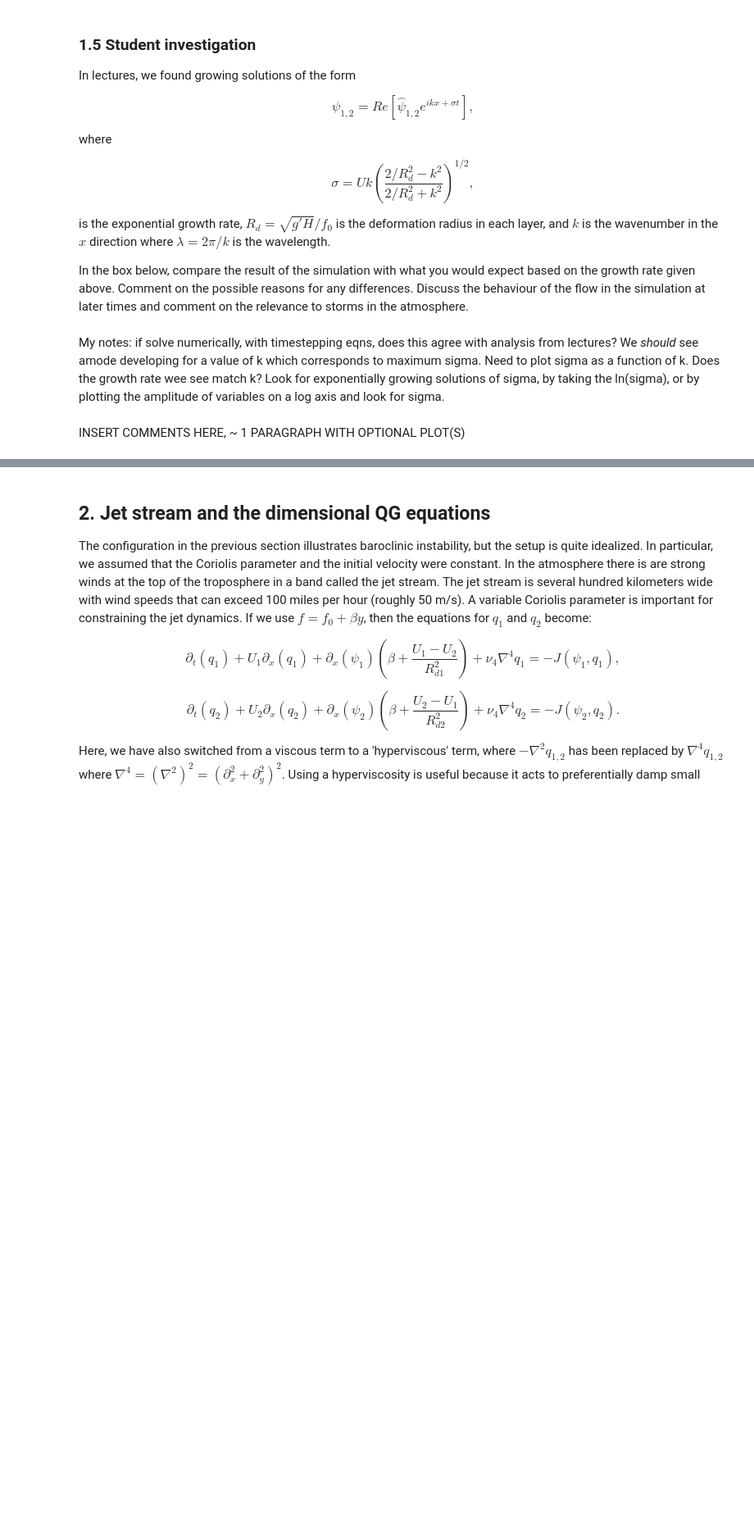
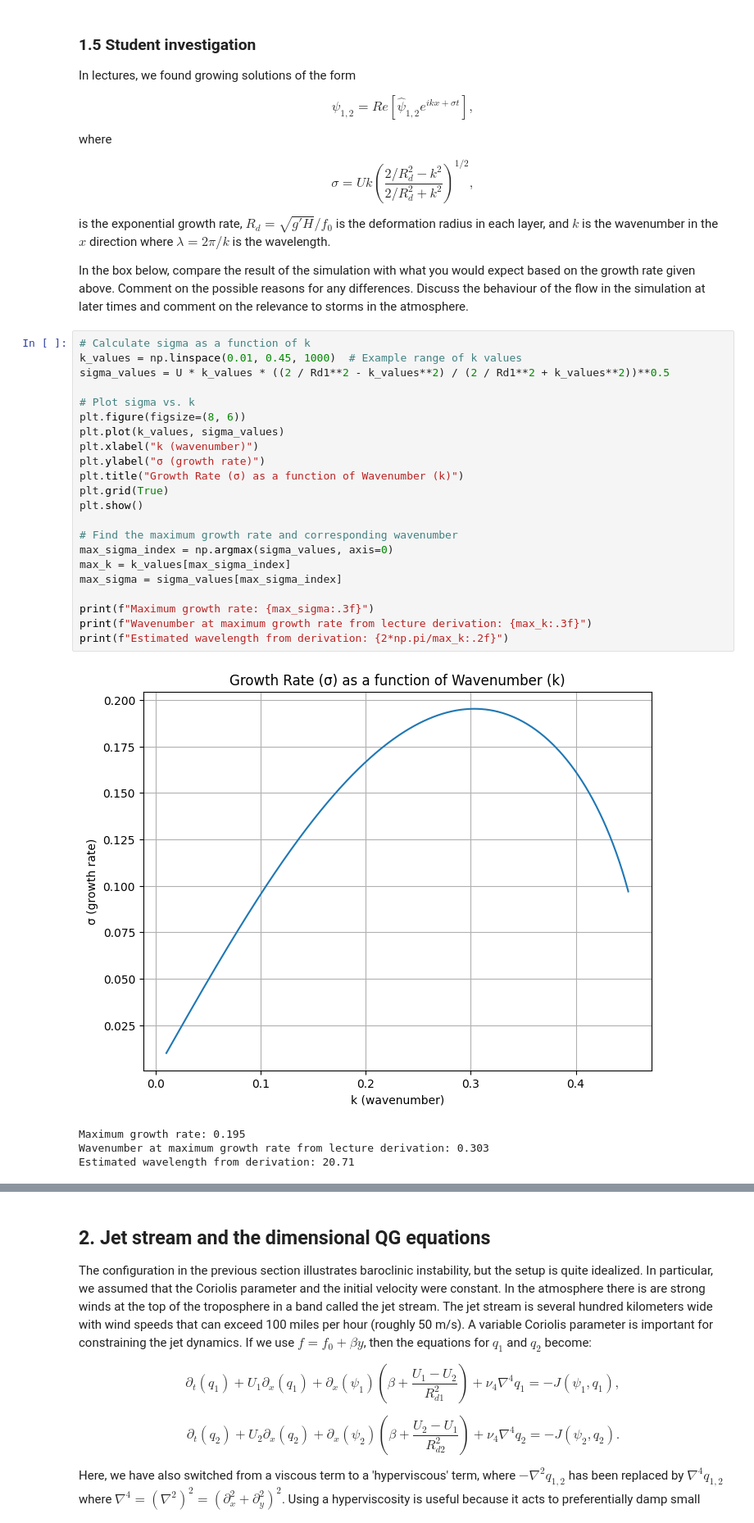
Before and after one commit to PolinaSevastyanova1/QCES, a Jupyter notebook: Project4_storms.ipynb, the cells around one changed output, grey strips where cells are left out. Shown at 82% size. Drawn from its saved outputs; the diff is of its cells as text; blank space fills up the shorter version.

```diff
--- a/Project4_storms.ipynb
+++ b/Project4_storms.ipynb
@@ -291,10 +313,30 @@ $$ \sigma = Uk \left(\frac{2/R_d^2-k^2}{2/R_d^2+k^2}\right)^{1/2}, $$
 is the exponential growth rate, $R_d=\sqrt{g'H}/f_0$ is the deformation radius in each layer, and $k$ is the wavenumber in the $x$ direction where $\lambda=2\pi/k$ is the wavelength.
 
 In the box below, compare the result of the simulation with what you would expect based on the growth rate given above. Comment on the possible reasons for any differences. Discuss the behaviour of the flow in the simulation at later times and comment on the relevance to storms in the atmosphere.
-# %% [markdown]
-My notes: if solve numerically, with timestepping eqns, does this agree with analysis from lectures? We *should* see amode developing for a value of k which corresponds to maximum sigma.
-Need to plot sigma as a function of k.
-Does the growth rate wee see match k?
-Look for exponentially growing solutions of sigma, by taking the ln(sigma), or by plotting the amplitude of variables on a log axis and look for sigma.
-# %% [markdown]
-INSERT COMMENTS HERE, ~ 1 PARAGRAPH WITH OPTIONAL PLOT(S)
+# %%
+# Calculate sigma as a function of k
+k_values = np.linspace(0.01, 0.45, 1000)  # Example range of k values
+sigma_values = U * k_values * ((2 / Rd1**2 - k_values**2) / (2 / Rd1**2 + k_values**2))**0.5
+
+# Plot sigma vs. k
+plt.figure(figsize=(8, 6))
+plt.plot(k_values, sigma_values)
+plt.xlabel("k (wavenumber)")
+plt.ylabel("σ (growth rate)")
+plt.title("Growth Rate (σ) as a function of Wavenumber (k)")
+plt.grid(True)
+plt.show()
+
+# Find the maximum growth rate and corresponding wavenumber
+max_sigma_index = np.argmax(sigma_values, axis=0)
+max_k = k_values[max_sigma_index]
+max_sigma = sigma_values[max_sigma_index]
+
+print(f"Maximum growth rate: {max_sigma:.3f}")
+print(f"Wavenumber at maximum growth rate from lecture derivation: {max_k:.3f}")
+print(f"Estimated wavelength from derivation: {2*np.pi/max_k:.2f}")
+# %% [output]
+[figure, added]
+Maximum growth rate: 0.195
+Wavenumber at maximum growth rate from lecture derivation: 0.303
+Estimated wavelength from derivation: 20.71
```
Also changed, not shown: parts of 14 cells of this notebook.
